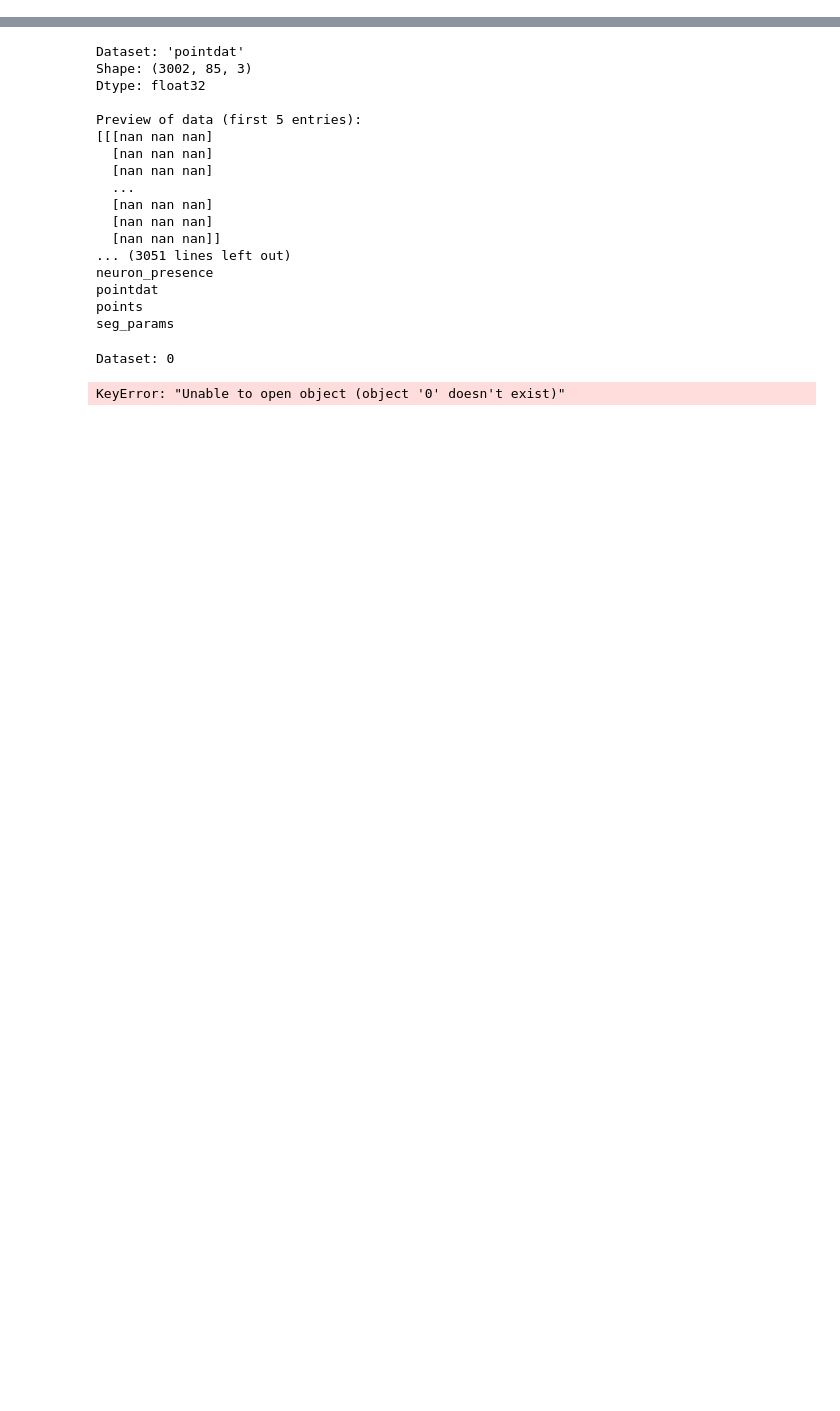
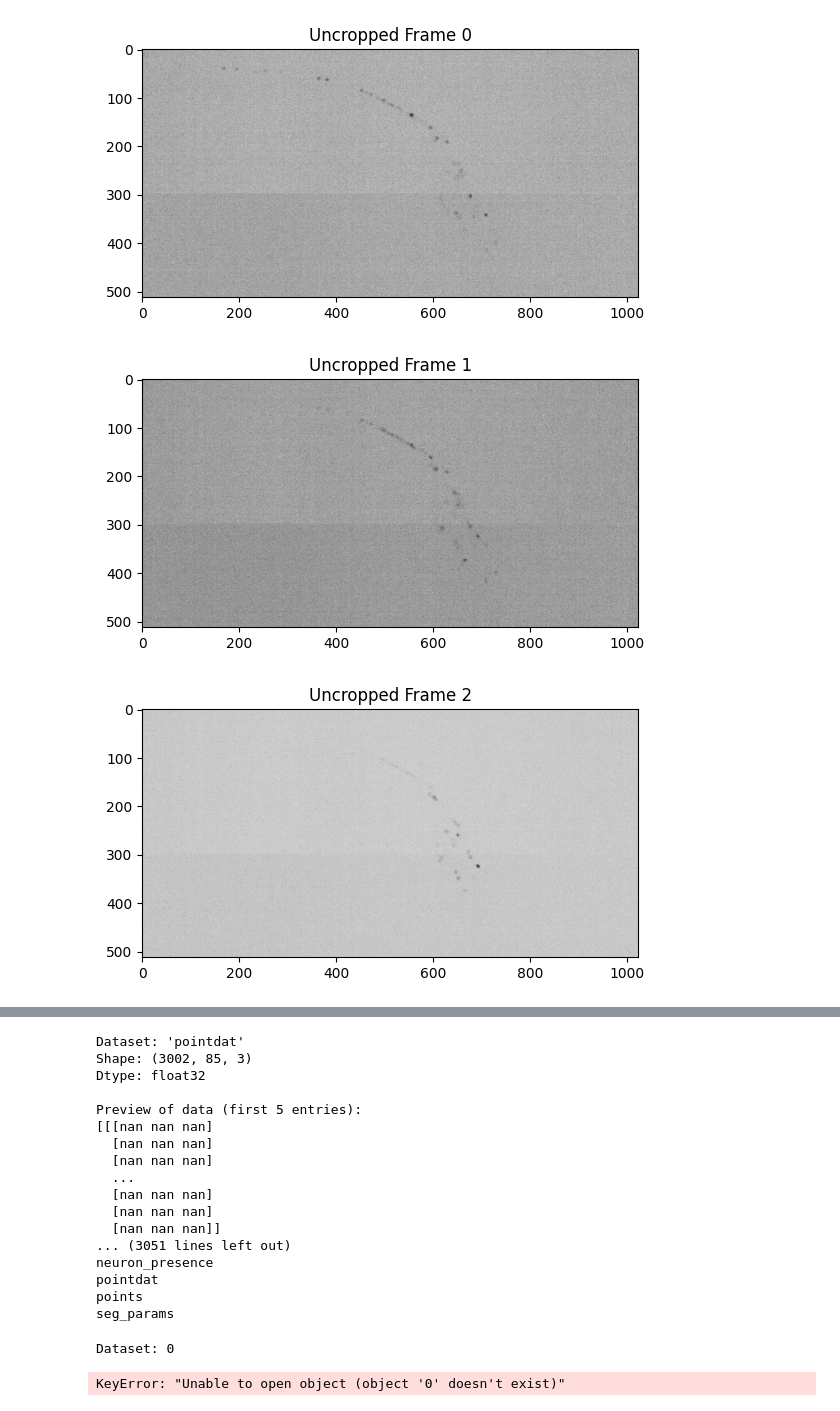
Before and after one commit to rahi-lab/targettrack, a Jupyter notebook: explore_h5.ipynb, the cells around one changed output, grey strips where cells are left out. Cells and saved outputs as stored; diff of their text form; code cells hidden in the pictures; blank space fills up the shorter version.

Commit message:
nd2 to h5 conversion notebook (still called explore_h5) + updated gitignore to exclude more data extensions (tif, nd2)

```diff
--- a/explore_h5.ipynb
+++ b/explore_h5.ipynb
@@ -0,0 +5,4 @@
+# %%
+# Load the ND2 file
+file_path = "/nese/mit/group/boydenlab/Konstantinos/microscopy_data/01082025/01082025 swf702 ya sodium_aside_60slides_per_sec/worm_1nd2003.nd2"
+#data = nd2.imread(file_path)
@@ -0,0 +11,23 @@
+# %%
+dask_array = nd2.imread(file_path, dask=True)
+
+# Print basic information about the Dask array
+print(f"Dask Array Shape: {dask_array.shape}")
+print(f"Dask Array Data Type: {dask_array.dtype}")
+
+# USE DASK BECAUSE OF I/O SPEED
+
+with nd2.ND2File(file_path) as f:
+    # Print general metadata
+    print("Metadata:", f.metadata)
+
+    # Print voxel sizes
+    print("Voxel Size:", f.voxel_size())
+
+    # Print the sizes of the dimensions (e.g., T, C, Y, X)
+    print("Dimension Sizes:", f.sizes)
+
+    # Access attributes like channel names
+    channels = [ch.channel.name for ch in f.metadata.channels]
+    print("Channels:", channels)
+f.close()
@@ -0,0 +41,15 @@
+# %%
+import matplotlib.pyplot as plt
+
+# Compute a single frame for inspection (lazy -> eager)
+for i in range(4):
+    uncropped_frame = dask_array[i, 0].compute()
+
+    # Visualize the uncropped frame
+    plt.imshow(uncropped_frame, cmap='Greys')
+    plt.title(f"Uncropped Frame {i}")
+    plt.show()
+# %% [output]
+[figure, added]
+[figure, added]
+[figure, added]
```
Also changed, not shown: parts of 8 cells of this notebook, 1 other file.
